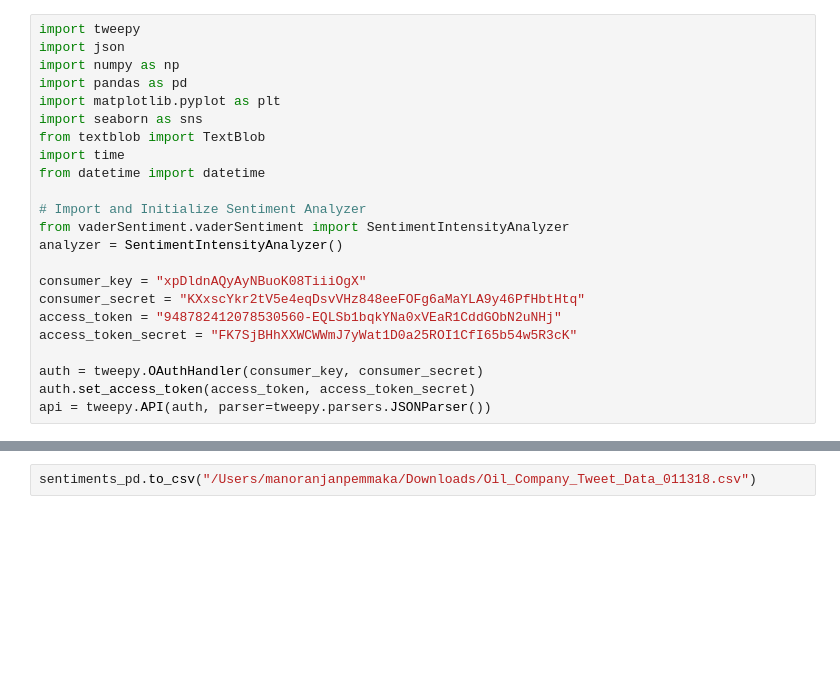
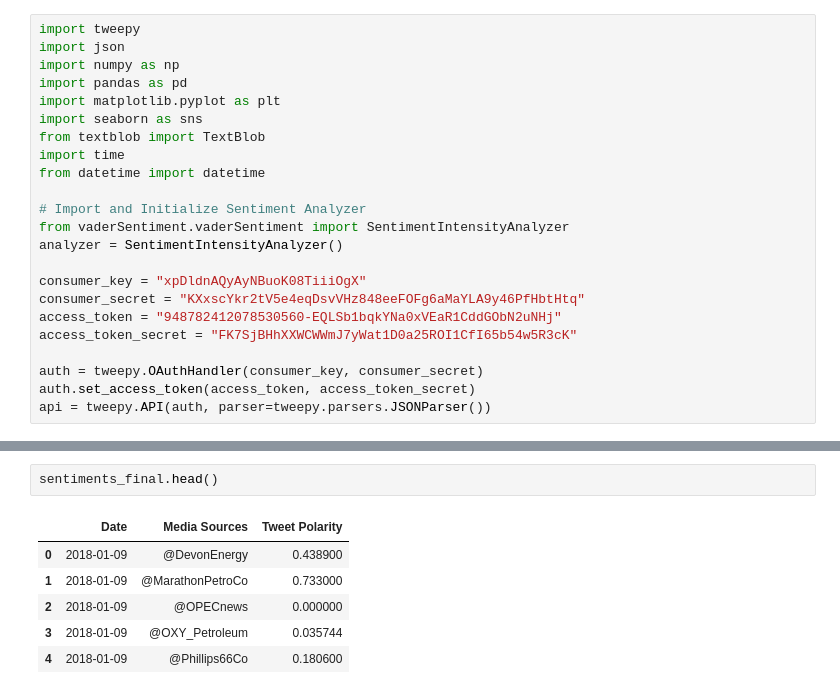
Before and after one commit to manupem231/GAMER, a Jupyter notebook: OilandGas_Twitter_Sentiment.ipynb, the cells around one changed output, grey strips where cells are left out. Cells and saved outputs as stored; diff of their text form; blank space fills up the shorter version.

```diff
--- a/OilandGas_Twitter_Sentiment.ipynb
+++ b/OilandGas_Twitter_Sentiment.ipynb
@@ -101,5 +112,12 @@ len(sentiments_final)
-# %%
-sentiments_pd.to_csv("/Users/manoranjanpemmaka/Downloads/Oil_Company_Tweet_Data_011318.csv")
+# %%
+sentiments_final.head()
+# %% [output]
+|  | Date | Media Sources | Tweet Polarity |
+| 0 | 2018-01-09 | @DevonEnergy | 0.438900 |
+| 1 | 2018-01-09 | @MarathonPetroCo | 0.733000 |
+| 2 | 2018-01-09 | @OPECnews | 0.000000 |
+| 3 | 2018-01-09 | @OXY_Petroleum | 0.035744 |
+| 4 | 2018-01-09 | @Phillips66Co | 0.180600 |
 # %%
 #create lmplot using seasborn
 
```
Also changed, not shown: parts of 6 cells of this notebook.
